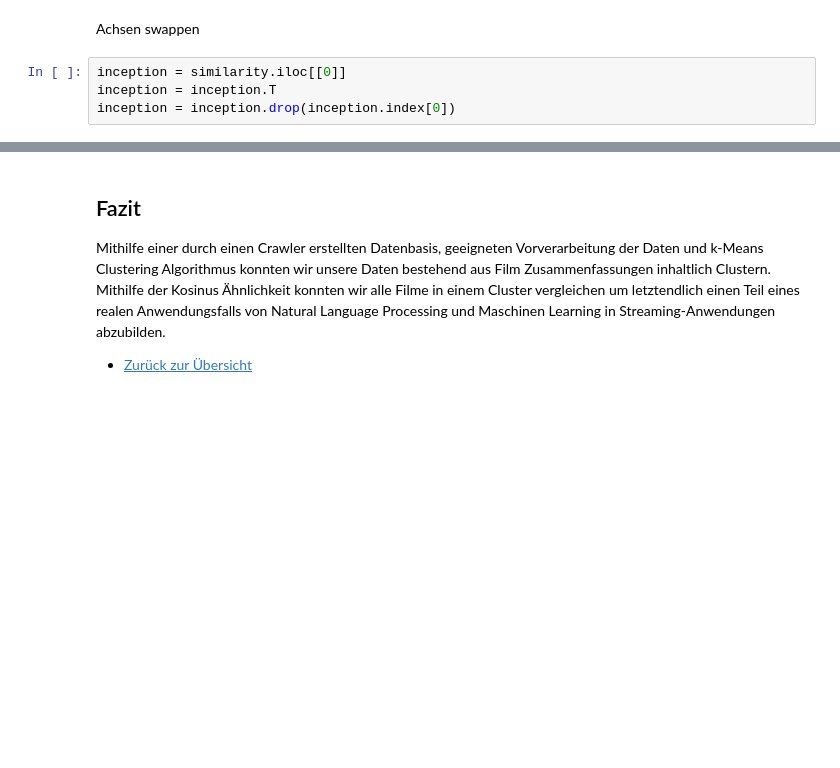
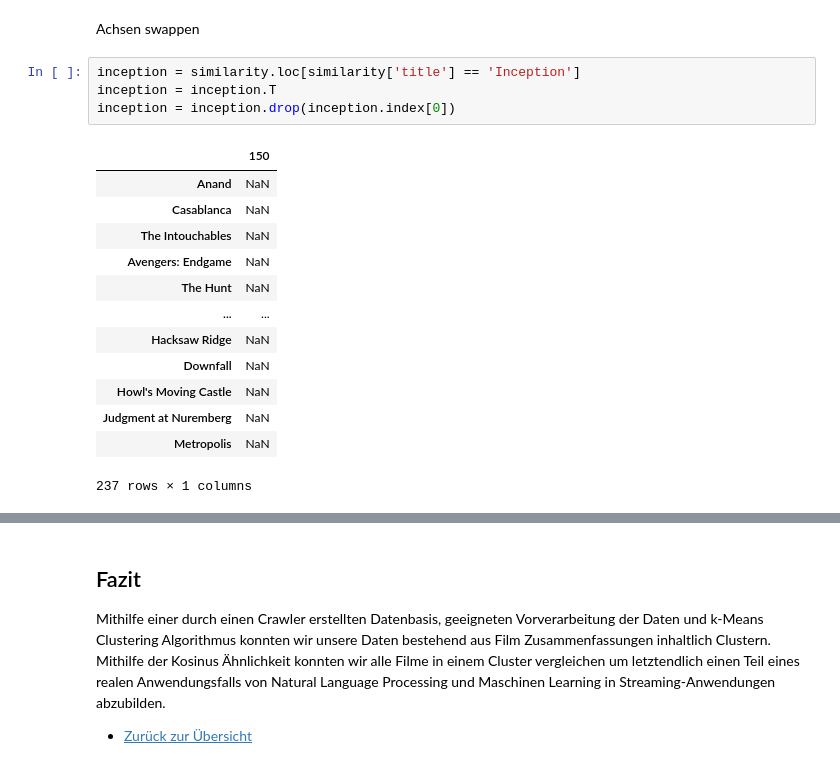
Before and after one commit to Schlagoo/nlp_project_sose20, a Jupyter notebook: code/4_nlp_analysis_schlaak_weise.ipynb, the cells around one changed output, grey strips where cells are left out. Cells and saved outputs as stored; diff of their text form; blank space fills up the shorter version.

```diff
--- a/code/4_nlp_analysis_schlaak_weise.ipynb
+++ b/code/4_nlp_analysis_schlaak_weise.ipynb
@@ -306,7 +338,21 @@ Wir identifizieren hierfür den Film Inception in unserer Datenstruktur (in eine
 # %% [markdown]
 Achsen swappen
 # %%
-inception = similarity.iloc[[0]]
+inception = similarity.loc[similarity['title'] == 'Inception']
 inception = inception.T
 inception = inception.drop(inception.index[0])
+# %% [output]
+|  | 150 |
+| Anand | NaN |
+| Casablanca | NaN |
+| The Intouchables | NaN |
+| Avengers: Endgame | NaN |
+| The Hunt | NaN |
+| ... | ... |
+| Hacksaw Ridge | NaN |
+| Downfall | NaN |
+| Howl's Moving Castle | NaN |
+| Judgment at Nuremberg | NaN |
+| Metropolis | NaN |
+237 rows × 1 columns
 # %%
```
Also changed, not shown: parts of 15 cells of this notebook.
